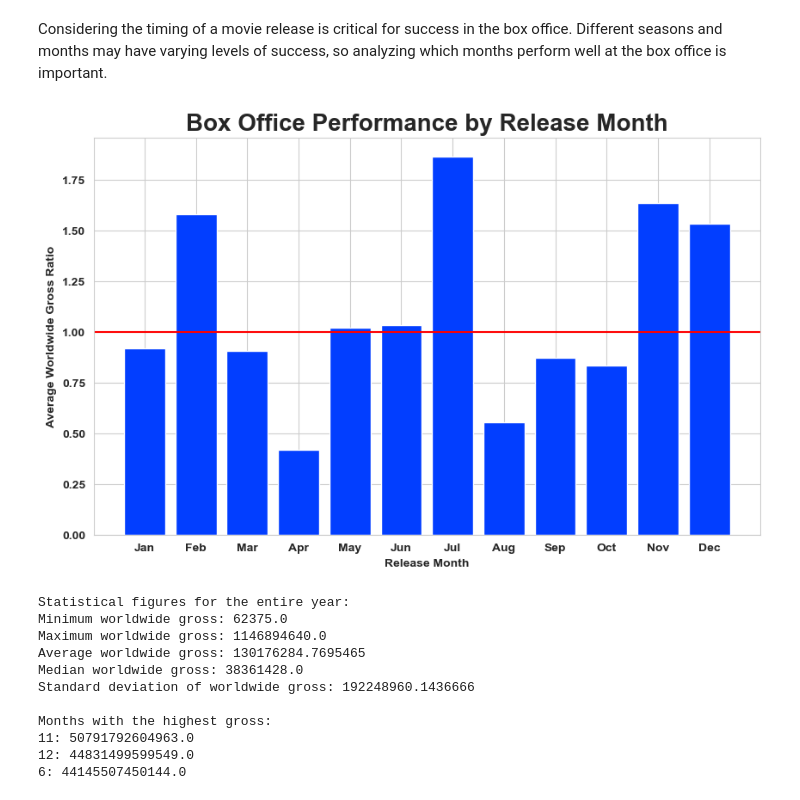
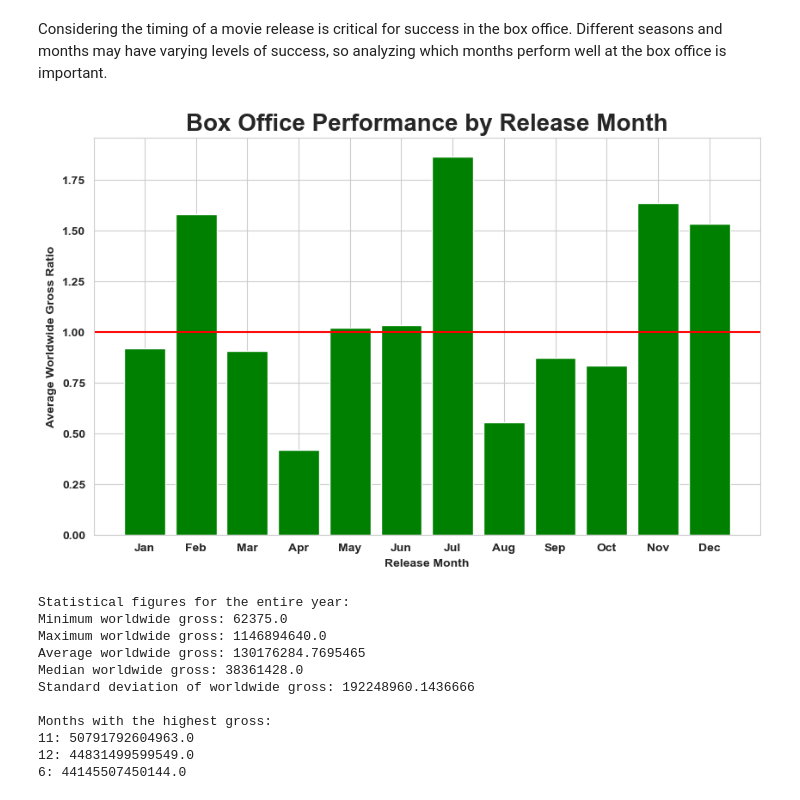
Before and after one commit to pauline-ndungu/dsc-phase-1-project-v2-4, a Jupyter notebook: student.ipynb, the cells around one changed output. Drawn from its saved outputs; the diff is of its cells as text; code cells hidden in the pictures.

```diff
--- a/student.ipynb
+++ b/student.ipynb
@@ -796,35 +816,35 @@ average_gross_by_month = box_office_df_by_month['worldwide_gross'].mean()
 # Calculate overall average gross for all movies in the dataset
 overall_average_gross = box_office_df['worldwide_gross'].mean()
 
 # Compare average gross for each release month group to overall average
 average_gross_by_month_ratio = average_gross_by_month / overall_average_gross
 
 # Visualize the data using a bar chart
 # set the size of the figure
 plt.figure(figsize=(10, 6))
-plt.bar(average_gross_by_month_ratio.index, average_gross_by_month_ratio)
+plt.bar(average_gross_by_month_ratio.index, average_gross_by_month_ratio, color='green')
 plt.axhline(y=1, color='r', linestyle='-')
 plt.xticks(range(1, 13), ['Jan', 'Feb', 'Mar', 'Apr', 'May', 'Jun',
                          'Jul', 'Aug', 'Sep', 'Oct', 'Nov', 'Dec'])
 plt.xlabel('Release Month', fontweight='bold', fontsize=10)
 plt.ylabel('Average Worldwide Gross Ratio', fontweight='bold', fontsize=10)
 
 # Get the x tick labels
 xtick_labels = plt.gca().get_xticklabels()
 # Set the font weight of each tick label to bold
 for label in xtick_labels:
     label.set_weight("bold")
 # Get the y tick labels
 ytick_labels = plt.gca().get_yticklabels()
 # Set the font weight of each tick label to bold
 for label in ytick_labels:
     label.set_weight("bold")
 
 plt.title('Box Office Performance by Release Month', fontweight='bold', fontsize=20)
 plt.savefig('Images/Box Office Performance by Release Month.png')
 plt.show()
 # %% [output]
-[figure, old version]
+[figure, new version]
 # %%
 # Calculate statistical figures for the entire year
 print("Statistical figures for the entire year:")
```
Also changed, not shown: parts of 14 cells of this notebook, 2 other files.
